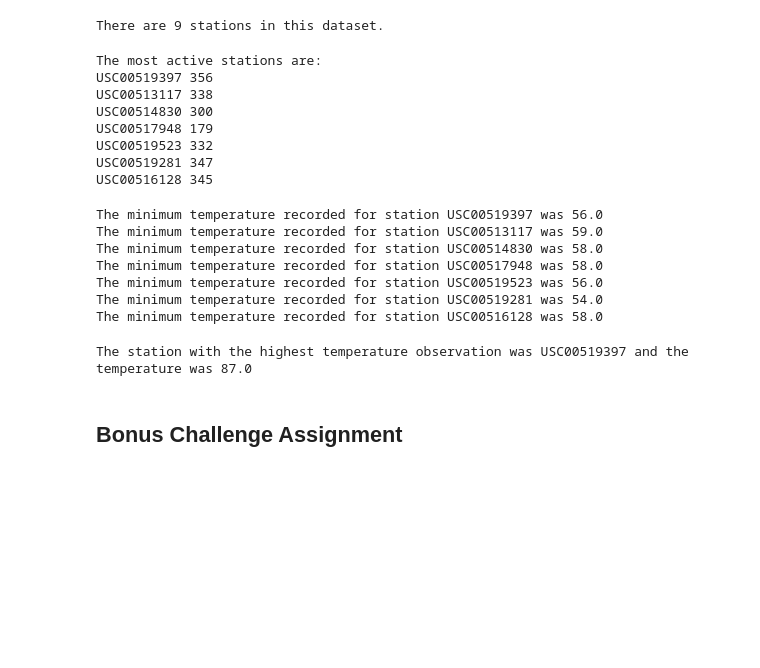
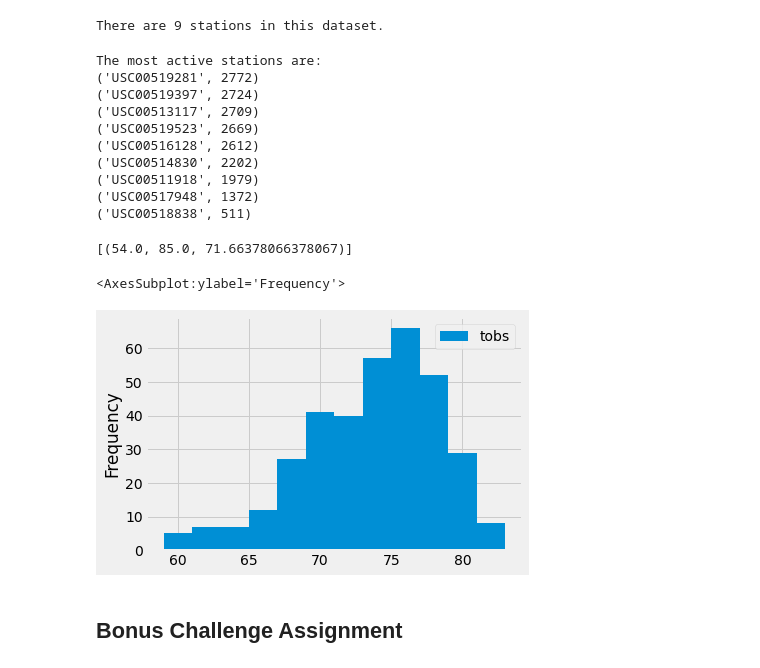
Before and after one commit to ramses93/sqlalchemy-challenge, a Jupyter notebook: climate_starter.ipynb, the cells around one changed output. Saved outputs shown, nothing was run; the diff lists cells and outputs as text; code cells hidden in the pictures; blank space fills up the shorter version.

Commit message:
Histogram and Bonus Question

```diff
--- a/climate_starter.ipynb
+++ b/climate_starter.ipynb
@@ -103,53 +103,44 @@ There are 9 stations in this dataset.
 # What are the most active stations? (i.e. what stations have the most rows)?
 # List the stations and the counts in descending order.
 
-# Design a query to show how many stations are available in this dataset?
-result = engine.execute("SELECT * FROM measurement;")
+station_active = session.query(Measurement.station, func.count(Measurement.station)).group_by(Measurement.station).order_by(func.count(Measurement.station).desc()).all()
+print("The most active stations are:")
+for st in station_active:
+    print(st)
 
-stations = dict()
-for row in result.fetchall():
-    row_date = row['date']
-    row_date = dt.datetime.strptime(row_date, '%Y-%m-%d')
-    if row_date >= start_date:
-        stations[row['station']] = stations.get(row['station'], 0) + 1
-
-print("The most active stations are:")
-for key in stations:
-    print(key, stations[key])
+# Get the name of the most active station
+most_active_st = station_active[0][0]
 # %% [output]
 The most active stations are:
-USC00519397 356
-USC00513117 338
-USC00514830 300
-USC00517948 179
-USC00519523 332
-USC00519281 347
-USC00516128 345
+('USC00519281', 2772)
+('USC00519397', 2724)
+('USC00513117', 2709)
+('USC00519523', 2669)
+('USC00516128', 2612)
+('USC00514830', 2202)
+('USC00511918', 1979)
+('USC00517948', 1372)
+('USC00518838', 511)
 # %%
 # Using the station id from the previous query, calculate the lowest temperature recorded,
 # highest temperature recorded, and average temperature of the most active station?
 
-for key in stations:
-    result = engine.execute(f"SELECT MIN(tobs) as `t` FROM measurement WHERE station = '{key}';")
-    row = result.fetchone()
-    print(f"The minimum temperature recorded for station {key} was {row['t']}")
+session.query(func.min(Measurement.tobs), func.max(Measurement.tobs), func.avg(Measurement.tobs)).filter(Measurement.station == most_active_st).all()
 # %% [output]
-The minimum temperature recorded for station USC00519397 was 56.0
-The minimum temperature recorded for station USC00513117 was 59.0
-The minimum temperature recorded for station USC00514830 was 58.0
-The minimum temperature recorded for station USC00517948 was 58.0
-The minimum temperature recorded for station USC00519523 was 56.0
-The minimum temperature recorded for station USC00519281 was 54.0
-The minimum temperature recorded for station USC00516128 was 58.0
+[(54.0, 85.0, 71.66378066378067)]
 # %%
 # Choose the station with the highest number of temperature observations.
 # Query the last 12 months of temperature observation data for this station and plot the results as a histogram
-result = engine.execute("SELECT station, MAX(tobs) as t FROM measurement;")
-row = result.fetchone()
 
-print(f"The station with the highest temperature observation was {row['station']} and the temperature was {row['t']}")
+result = session.query(Measurement.date, Measurement.tobs).filter(Measurement.date >= "2016-08-24").filter(Measurement.date <= last_date_str).filter(Measurement.station == most_active_st).all()
+
+df2 = pd.DataFrame(result)
+
+# plot histogram
+df2.plot.hist(bins=12)
 # %% [output]
-The station with the highest temperature observation was USC00519397 and the temperature was 87.0
+<AxesSubplot:ylabel='Frequency'>
+[figure, added]
 # %% [markdown]
 ## Bonus Challenge Assignment
 # %%
```
Also changed, not shown: parts of 3 cells of this notebook.
